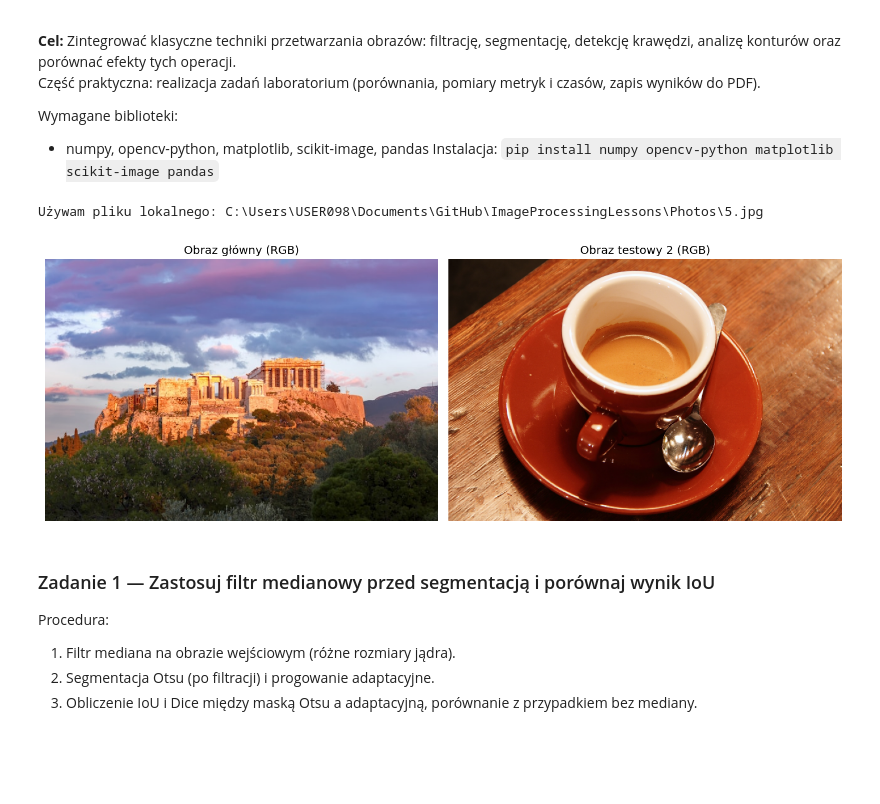
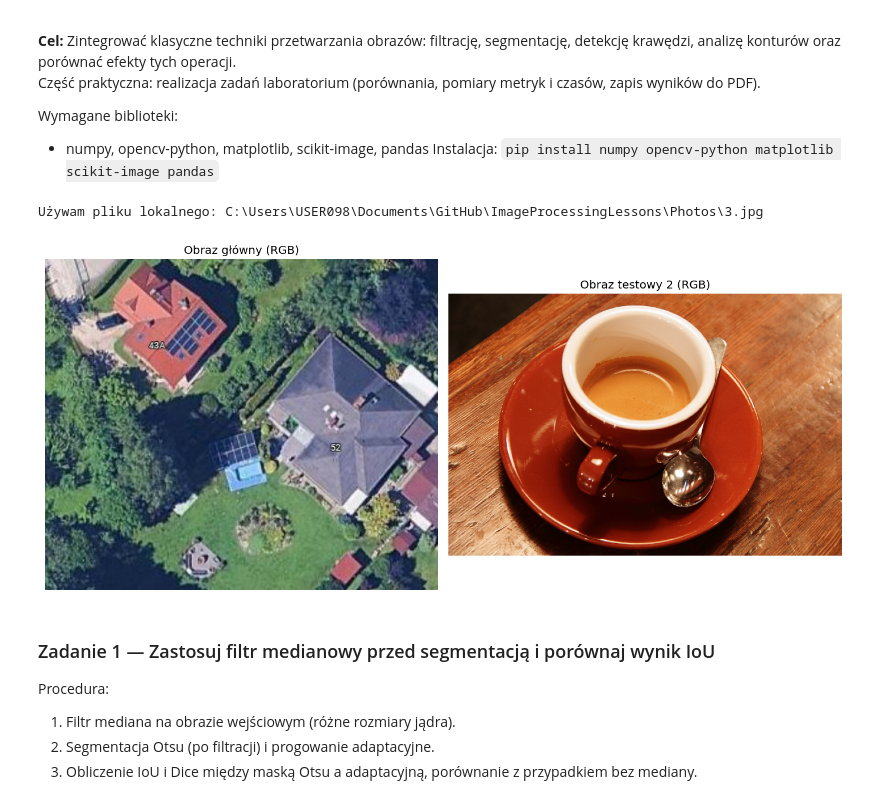
Before and after one commit to hgf700/ImageProcessingLessons, a Jupyter notebook: Lesson5/Lab5_Podsumowanie -Integracja Techniki Przetwarzania Obrazów.ipynb, the cells around one changed output. Cells and saved outputs as stored; diff of their text form; code cells hidden in the pictures; blank space fills up the shorter version.

```diff
--- a/Lesson5/Lab5_Podsumowanie -Integracja Techniki Przetwarzania Obrazów.ipynb
+++ b/Lesson5/Lab5_Podsumowanie -Integracja Techniki Przetwarzania Obrazów.ipynb
@@ -67,36 +67,36 @@ def ensure_grayscale(img):
 # Jeżeli plik nie istnieje, użyjemy dwóch obrazów z skimage dla porównań: 'astronaut' (kolorowy) i 'coffee'.
 # base_path = Path.cwd()
 
 base_path=Path(r"C:\Users\USER098\Documents\GitHub\ImageProcessingLessons\Photos")
 
 obraz1="3.jpg"
 obraz2="5.jpg"
 
-obraz = obraz2
+obraz = obraz1
 
 img_path = base_path / obraz
 
 if img_path.exists():
     img_bgr = cv2.imread(str(img_path))
     # convert to RGB for consistent processing/visualization
     img_rgb = cv2.cvtColor(img_bgr, cv2.COLOR_BGR2RGB)
     print("Używam pliku lokalnego:", img_path)
 else:
     # fallback: use skimage sample color image
     img_rgb = img_as_ubyte(data.astronaut())  # kolorowy wbudowany w biblioteke
     print("Plik 4s.png nie znaleziony — używam obrazu przykładowego 'astronaut'.")
 
 # second test image for stability experiments
 img_rgb2 = img_as_ubyte(data.coffee())
 
 # grayscale versions
 img_gray = cv2.cvtColor(img_rgb, cv2.COLOR_RGB2GRAY)
 img2_gray = cv2.cvtColor(img_rgb2, cv2.COLOR_RGB2GRAY)
 
 show_multi([img_rgb, img_rgb2], ["Obraz główny (RGB)", "Obraz testowy 2 (RGB)"], figsize=(12,6))
 # %% [output]
-Używam pliku lokalnego: C:\Users\USER098\Documents\GitHub\ImageProcessingLessons\Photos\5.jpg
+Używam pliku lokalnego: C:\Users\USER098\Documents\GitHub\ImageProcessingLessons\Photos\3.jpg
-[figure, old version]
+[figure, new version]
 # %%
 # Metryki używane w eksperymentach
 def iou_mask(m1, m2):
```
Also changed, not shown: parts of 9 cells of this notebook, 2 other files.
